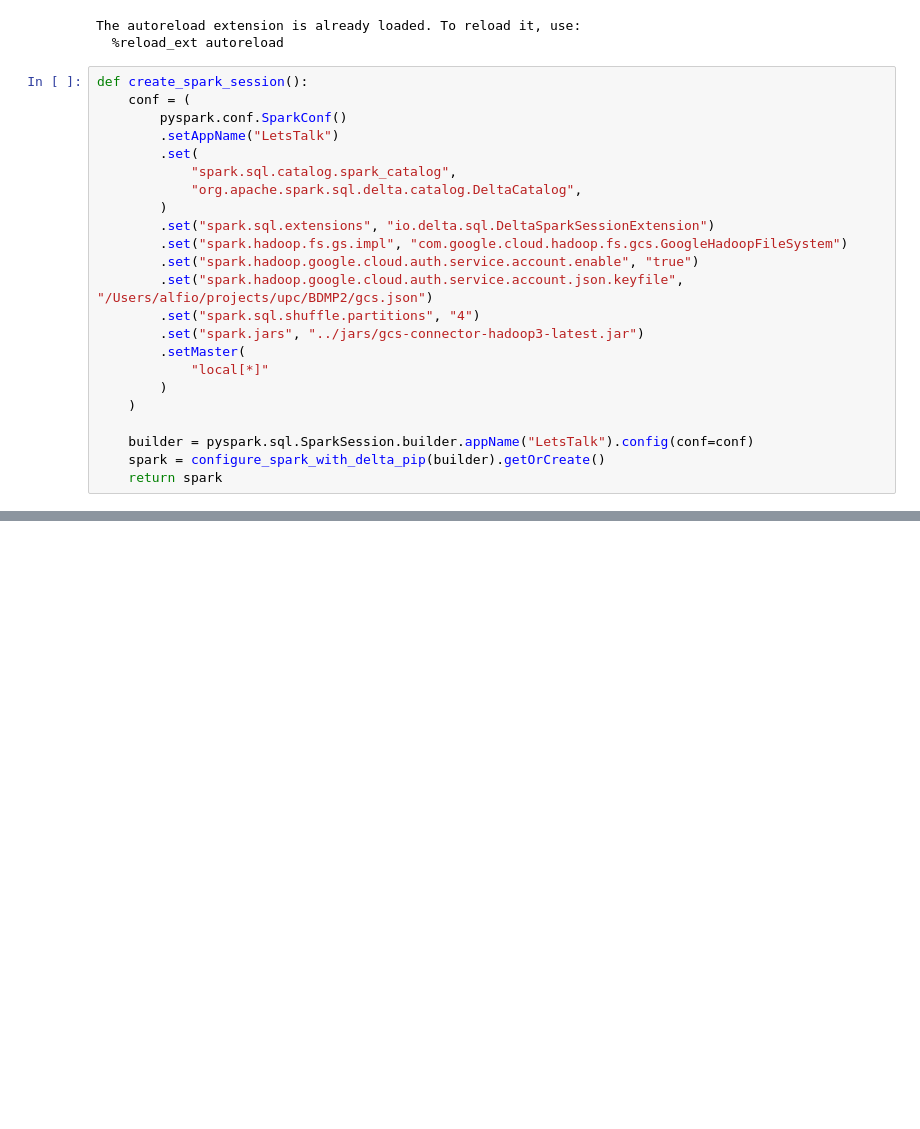
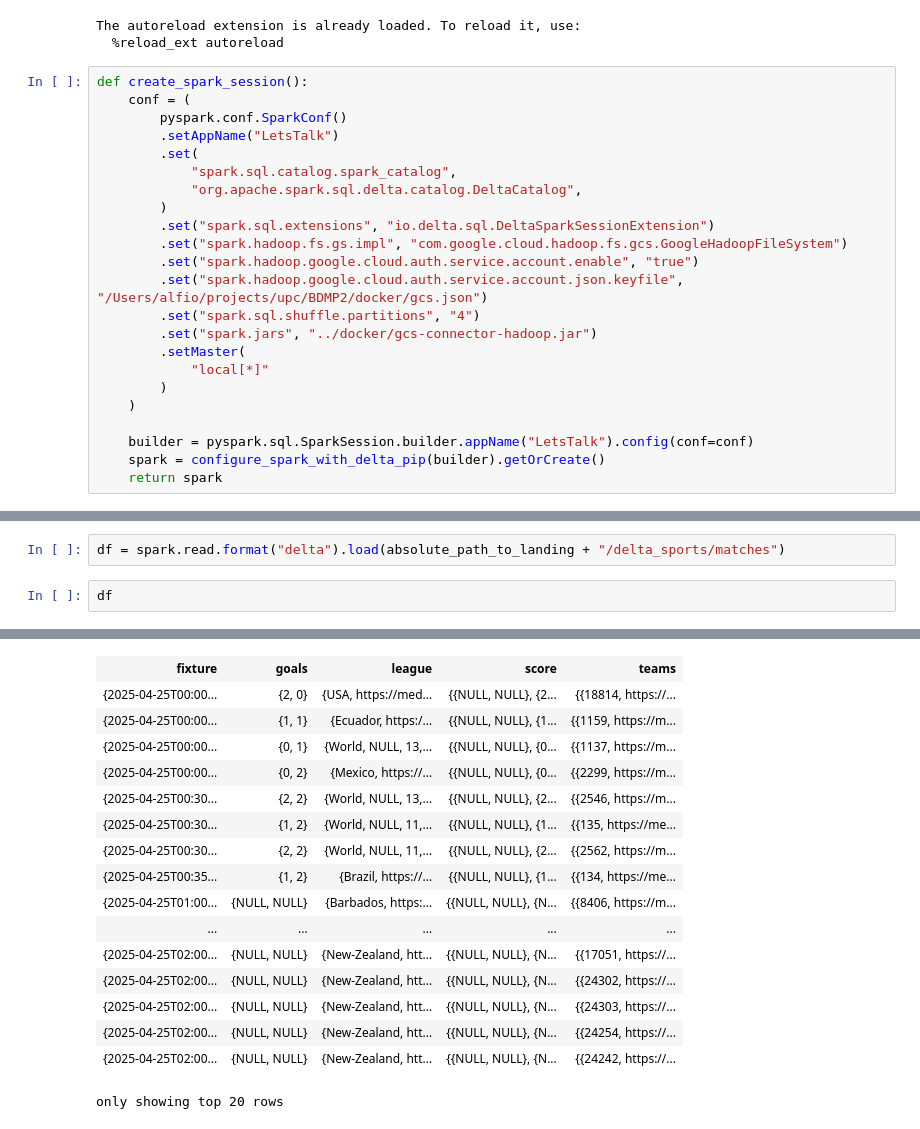
Before and after one commit to Carda01/LetsTalk, a Jupyter notebook: notebooks/explore_landing.ipynb, the cells around one changed output, grey strips where cells are left out. Saved outputs shown, nothing was run; the diff lists cells and outputs as text; blank space fills up the shorter version.

Commit message:
explore landing changes

```diff
--- a/notebooks/explore_landing.ipynb
+++ b/notebooks/explore_landing.ipynb
@@ -23,9 +23,9 @@ def create_spark_session():
         .set("spark.sql.extensions", "io.delta.sql.DeltaSparkSessionExtension")
         .set("spark.hadoop.fs.gs.impl", "com.google.cloud.hadoop.fs.gcs.GoogleHadoopFileSystem")
         .set("spark.hadoop.google.cloud.auth.service.account.enable", "true")
-        .set("spark.hadoop.google.cloud.auth.service.account.json.keyfile", "/Users/alfio/projects/upc/BDMP2/gcs.json")
+        .set("spark.hadoop.google.cloud.auth.service.account.json.keyfile", "/Users/alfio/projects/upc/BDMP2/docker/gcs.json")
         .set("spark.sql.shuffle.partitions", "4")
-        .set("spark.jars", "../jars/gcs-connector-hadoop3-latest.jar")
+        .set("spark.jars", "../docker/gcs-connector-hadoop.jar")
         .setMaster(
             "local[*]"
         )
@@ -59,0 +60,5 @@ To adjust logging level use sc.setLogLevel(newLevel). For SparkR, use setLogLeve
+# %%
+df = spark.read.format("delta").load(absolute_path_to_landing + "/delta_sports/matches")
+# %%
+df
+# %% [output]
@@ -60 +66,18 @@ To adjust logging level use sc.setLogLevel(newLevel). For SparkR, use setLogLeve
+| fixture | goals | league | score | teams |
+| {2025-04-25T00:00... | {2, 0} | {USA, https://med... | {{NULL, NULL}, {2... | {{18814, https://... |
+| {2025-04-25T00:00... | {1, 1} | {Ecuador, https:/... | {{NULL, NULL}, {1... | {{1159, https://m... |
+| {2025-04-25T00:00... | {0, 1} | {World, NULL, 13,... | {{NULL, NULL}, {0... | {{1137, https://m... |
+| {2025-04-25T00:00... | {0, 2} | {Mexico, https://... | {{NULL, NULL}, {0... | {{2299, https://m... |
+| {2025-04-25T00:30... | {2, 2} | {World, NULL, 13,... | {{NULL, NULL}, {2... | {{2546, https://m... |
+| {2025-04-25T00:30... | {1, 2} | {World, NULL, 11,... | {{NULL, NULL}, {1... | {{135, https://me... |
+| {2025-04-25T00:30... | {2, 2} | {World, NULL, 11,... | {{NULL, NULL}, {2... | {{2562, https://m... |
+| {2025-04-25T00:35... | {1, 2} | {Brazil, https://... | {{NULL, NULL}, {1... | {{134, https://me... |
+| {2025-04-25T01:00... | {NULL, NULL} | {Barbados, https:... | {{NULL, NULL}, {N... | {{8406, https://m... |
+| ... | ... | ... | ... | ... |
+| {2025-04-25T02:00... | {NULL, NULL} | {New-Zealand, htt... | {{NULL, NULL}, {N... | {{17051, https://... |
+| {2025-04-25T02:00... | {NULL, NULL} | {New-Zealand, htt... | {{NULL, NULL}, {N... | {{24302, https://... |
+| {2025-04-25T02:00... | {NULL, NULL} | {New-Zealand, htt... | {{NULL, NULL}, {N... | {{24303, https://... |
+| {2025-04-25T02:00... | {NULL, NULL} | {New-Zealand, htt... | {{NULL, NULL}, {N... | {{24254, https://... |
+| {2025-04-25T02:00... | {NULL, NULL} | {New-Zealand, htt... | {{NULL, NULL}, {N... | {{24242, https://... |
+only showing top 20 rows
 # %%
```
Also changed, not shown: parts of 17 cells of this notebook.
